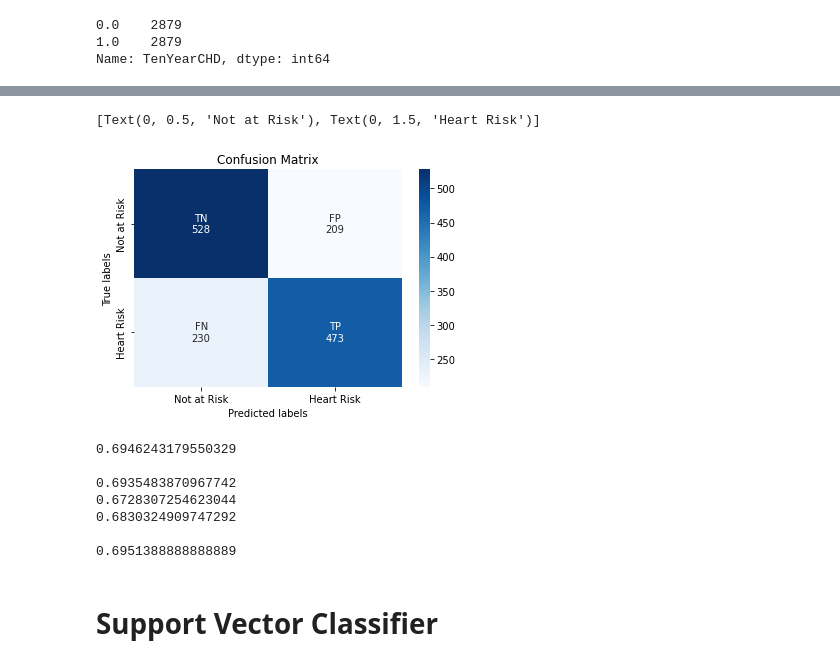
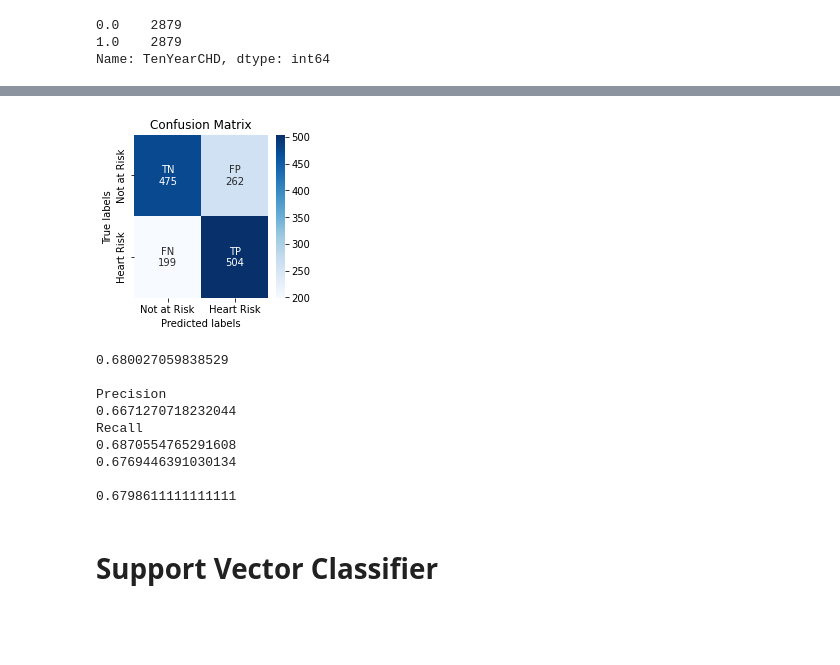
Before and after one commit to abdulaziz2208/CardiovascularRisk-Pred, a Jupyter notebook: CardiovascularPred.ipynb, the cells around one changed output, grey strips where cells are left out. Saved outputs shown, nothing was run; the diff lists cells and outputs as text; code cells hidden in the pictures; blank space fills up the shorter version.

```diff
--- a/CardiovascularPred.ipynb
+++ b/CardiovascularPred.ipynb
@@ -503,7 +499,6 @@ logistic = LogisticRegression()
 # %%
 
-logistic=LogisticRegression()
-grid_search = GridSearchCV(estimator=logistic, param_grid=grid, n_jobs=-1, scoring='f1',cv=5,error_score=0)
+grid_search = GridSearchCV(estimator=logistic, param_grid=grid, n_jobs=-1, scoring='roc_auc',cv=5,error_score=0)
 grid_result = grid_search.fit(X_train, y_train)
 #grid_result = GridSearchCV(estimator=logistic, param_grid=grid, n_jobs=-1, scoring=weighted_f1_score,error_score="raise").fit(X, y)
 # %%
@@ -535,4 +526,4 @@ LogisticRegression(C=0.1, penalty='l1', random_state=1, solver='saga')
 # %%
 # Get the predicted probabilities
-train_preds = tuned_logistic.predict_proba(X_train)
-test_preds = tuned_logistic.predict_proba(X_test)
+train_preds = tuned_logistic.predict(X_train)
+test_preds = tuned_logistic.predict(X_test)
@@ -572,25 +530,24 @@ test_preds_new=np.array(test_preds_df['Yes'].apply(lambda x:1 if x>thresholds[ix
 # %%
 # Get the confusion matrix for test
-
+plt.figure(figsize=(3,3))
 labels = ['Not at Risk','Heart Risk' ]
-cm = confusion_matrix(y_test, test_preds_new)
+cm = confusion_matrix(y_test, test_preds)
 
 cat = ['TN','FP','FN','TP']
 #cat = np.asarray(labels2).reshape(2,2)
 counts = [count for count in cm.flatten()]
 labelsIn = [f"{v1}\n{v2}" for v1, v2 in  zip(cat,counts)]
 
 labelsIn = np.asarray(labelsIn).reshape(2,2)
 
 ax= plt.subplot()
 sns.heatmap(cm, annot=labelsIn, ax = ax,fmt='', cmap='Blues');
 
 # labels, title and ticks
-ax.set_xlabel('Predicted labels')
-ax.set_ylabel('True labels')
-ax.set_title('Confusion Matrix')
-ax.xaxis.set_ticklabels(labels)
-ax.yaxis.set_ticklabels(labels)
+ax.set_xlabel('Predicted labels');
+ax.set_ylabel('True labels');
+ax.set_title('Confusion Matrix');
+ax.xaxis.set_ticklabels(labels);
+ax.yaxis.set_ticklabels(labels);
 # %% [output]
-[Text(0, 0.5, 'Not at Risk'), Text(0, 1.5, 'Heart Risk')]
-[figure, old version]
+[figure, new version]
@@ -599,26 +554,28 @@ from sklearn.metrics import roc_auc_score,recall_score,precision_score
 # %%
 ## Calc Precision and recall
-
-
 roc_auc = roc_auc_score(y_test, test_preds_new)
 print(roc_auc)
 print("")
 
 precision = precision_score(y_test, test_preds_new)
 recall = recall_score(y_test, test_preds_new)
+print("Precision")
 print(precision)
+print("Recall")
 print(recall)
 print(2*precision*recall/(recall+precision))
 print("")
 accuracy = accuracy_score(y_test, test_preds_new)
 print(accuracy)
 # %% [output]
-0.6946243179550329
+0.680027059838529
 
-0.6935483870967742
-0.6728307254623044
-0.6830324909747292
+Precision
+0.6671270718232044
+Recall
+0.6870554765291608
+0.6769446391030134
 
-0.6951388888888889
+0.6798611111111111
 # %% [markdown]
 # Support Vector Classifier
```
Also changed, not shown: parts of 75 cells of this notebook.
